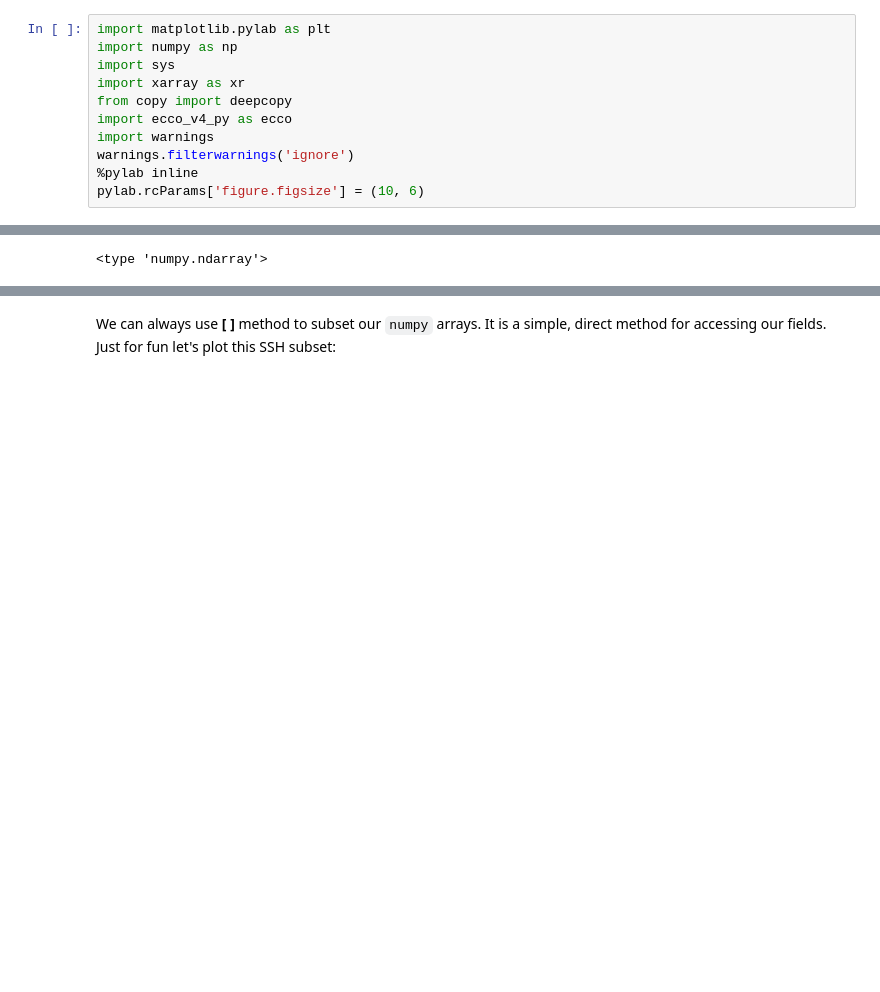
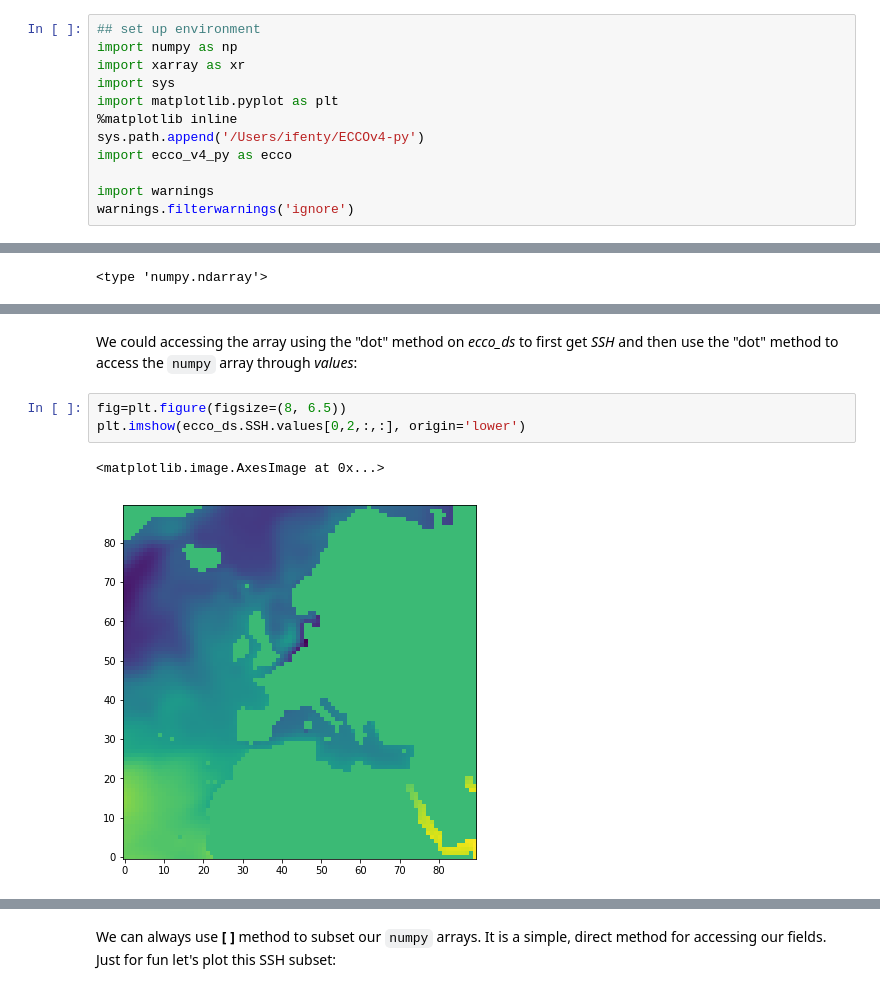
Before and after one commit to ECCO-GROUP/ECCO-v4-Python-Tutorial, a Jupyter notebook: Tutorials_as_Jupyter_Notebooks/ECCO_v4_Accessing_and_Subsetting_Variables.ipynb, the cells around one changed output, grey strips where cells are left out. Drawn from its saved outputs; the diff is of its cells as text; blank space fills up the shorter version.

```diff
--- a/Tutorials_as_Jupyter_Notebooks/ECCO_v4_Accessing_and_Subsetting_Variables.ipynb
+++ b/Tutorials_as_Jupyter_Notebooks/ECCO_v4_Accessing_and_Subsetting_Variables.ipynb
@@ -20,11 +19,12 @@ Let's demonstrate both methods by accessing the a *Data variable* from a `Datase
 # %%
-import matplotlib.pylab as plt
+## set up environment
 import numpy as np
+import xarray as xr
 import sys
-import xarray as xr
-from copy import deepcopy
+import matplotlib.pyplot as plt
+%matplotlib inline
+sys.path.append('/Users/ifenty/ECCOv4-py')
 import ecco_v4_py as ecco
+
 import warnings
 warnings.filterwarnings('ignore')
-%pylab inline
-pylab.rcParams['figure.figsize'] = (10, 6)
@@ -177,0 +142,8 @@ ssh_jan92_tile2.shape
+# %% [markdown]
+We could accessing the array using the "dot" method on *ecco_ds* to first get *SSH* and then use the "dot" method to access the ``numpy`` array through *values*:
+# %%
+fig=plt.figure(figsize=(8, 6.5))
+plt.imshow(ecco_ds.SSH.values[0,2,:,:], origin='lower')
+# %% [output]
+<matplotlib.image.AxesImage at 0x...>
+[figure, added]
```
Also changed, not shown: parts of 95 cells of this notebook, 2 other files.
